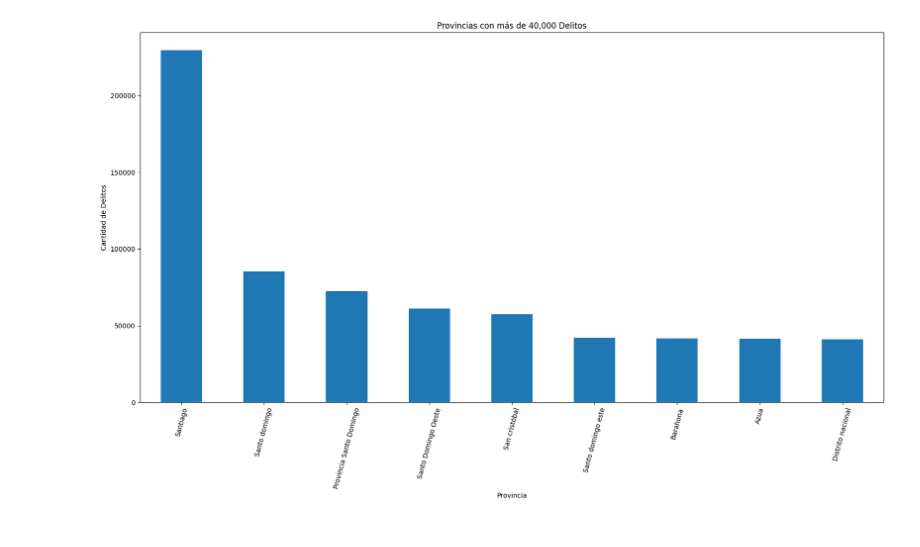
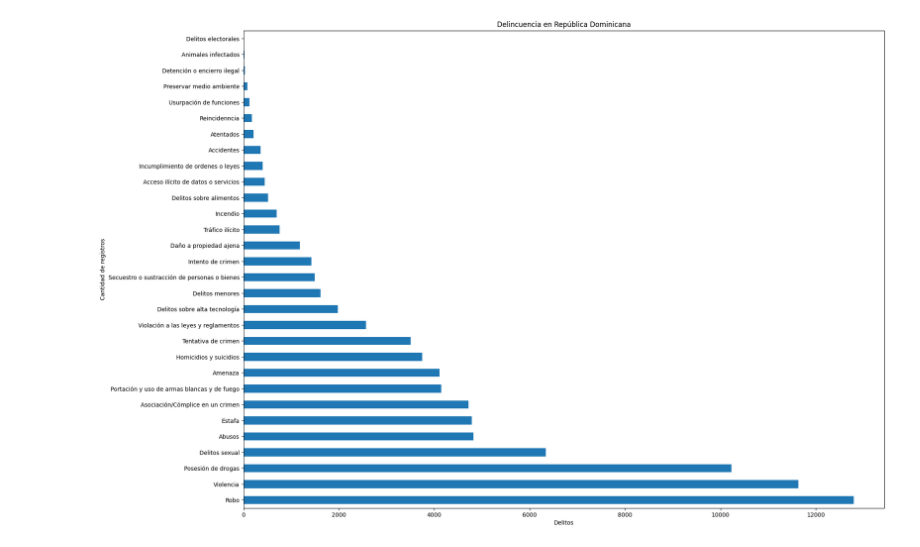
Before and after one commit to Eliaspablo2/MOSSAD_SAMSUNG_PF, a Jupyter notebook: delincuencia_rd.ipynb, the cells around one changed output. Cells and saved outputs as stored; diff of their text form; code cells hidden in the pictures.

```diff
--- a/delincuencia_rd.ipynb
+++ b/delincuencia_rd.ipynb
@@ -92,15 +110,10 @@ df = df.dropna(subset=['Cantidad'])
-# %%
-# Gráfico de barras
-# Comparación de la cantidad de delitos entre provincias
-delitos_por_provincia = df.groupby('Provincia')['Cantidad'].sum()
-umbral_delitos = 40000
-provincias_con_mas_delitos = delitos_por_provincia[delitos_por_provincia > umbral_delitos]
-plt.figure(figsize=(20, 10))  # Ajusta el tamaño de la figura según sea necesario
-provincias_con_mas_delitos.sort_values(ascending=False).plot(kind='bar')
-plt.title('Provincias con más de 40,000 Delitos')
-plt.xlabel('Provincia')
-plt.ylabel('Cantidad de Delitos')
-plt.xticks(rotation=75)
-plt.show()
-# %% [output]
-[figure, removed]
+# %%
+plt.figure(figsize = (20, 15))
+df_grafico["Delito"].value_counts().plot(kind='barh')
+# d
+plt.title("Delincuencia en República Dominicana")
+plt.xlabel("Delitos")
+plt.ylabel("Cantidad de registros")
+plt.show()
+# %% [output]
+[figure, added]
```
Also changed, not shown: parts of 16 cells of this notebook.
